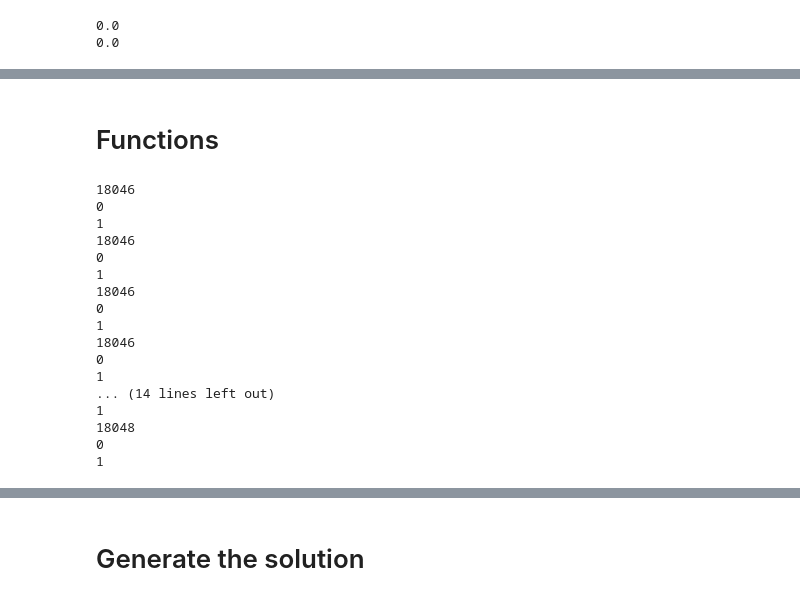
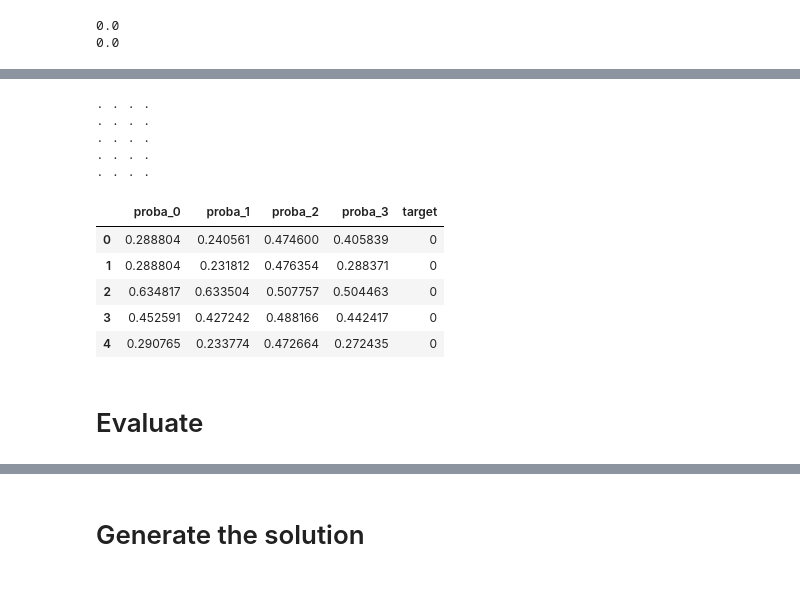
Before and after one commit to edoven/kaggle-give_me_some_credit, a Jupyter notebook: models/08-stacking/model.ipynb, the cells around one changed output, grey strips where cells are left out. Saved outputs shown, nothing was run; the diff lists cells and outputs as text; code cells hidden in the pictures.

```diff
--- a/models/08-stacking/model.ipynb
+++ b/models/08-stacking/model.ipynb
@@ -105,0 +147,14 @@ df = df.fillna(-1)
+# %%
+class_1_samples = len(df[df['target']==1])
+models = [GradientBoostingClassifier(n_estimators=10),
+          GradientBoostingClassifier(n_estimators=15),
+#           GradientBoostingClassifier(n_estimators=200),
+#           RandomForestClassifier(n_estimators=100),
+#           RandomForestClassifier(n_estimators=150),
+#           RandomForestClassifier(n_estimators=200),
+#           AdaBoostClassifier(n_estimators=100),
+#           AdaBoostClassifier(n_estimators=150),
+          AdaBoostClassifier(n_estimators=20),
+          LogisticRegression()]
+# %%
+features = [c for c in df_big_balanced.columns if c not in ['target','id']]
@@ -106,3 +174,22 @@ df = df.fillna(-1)
+# %%
+df_big_balanced_stacked = generateStackedDataset(df_big_balanced,
+                                                   features,
+                                                   'target',
+                                                   models)
+# %% [output]
+. . . .
+. . . .
+. . . .
+. . . .
+. . . .
+# %%
+df_big_balanced_stacked.head()
+# %% [output]
+|  | proba_0 | proba_1 | proba_2 | proba_3 | target |
+| 0 | 0.288804 | 0.240561 | 0.474600 | 0.405839 | 0 |
+| 1 | 0.288804 | 0.231812 | 0.476354 | 0.288371 | 0 |
+| 2 | 0.634817 | 0.633504 | 0.507757 | 0.504463 | 0 |
+| 3 | 0.452591 | 0.427242 | 0.488166 | 0.442417 | 0 |
+| 4 | 0.290765 | 0.233774 | 0.472664 | 0.272435 | 0 |
 # %% [markdown]
-#
-# Functions
+# Evaluate
@@ -145,23 +195,0 @@ df_balanced = pd.concat([df[df['target']==0].sample(n=class_1_samples),
-# %%
-generateStackedDataset(df_balanced,
-                       features,
-                       'target',
-                       [GradientBoostingClassifier(n_estimators=10),RandomForestClassifier(n_estimators=20)])
-# %% [output]
-18046
-0
-1
-18046
-0
-1
-18046
-0
-1
-18046
-0
-1
-... (14 lines left out)
-1
-18048
-0
-1
```
Also changed, not shown: parts of 27 cells of this notebook, 1 other file.
